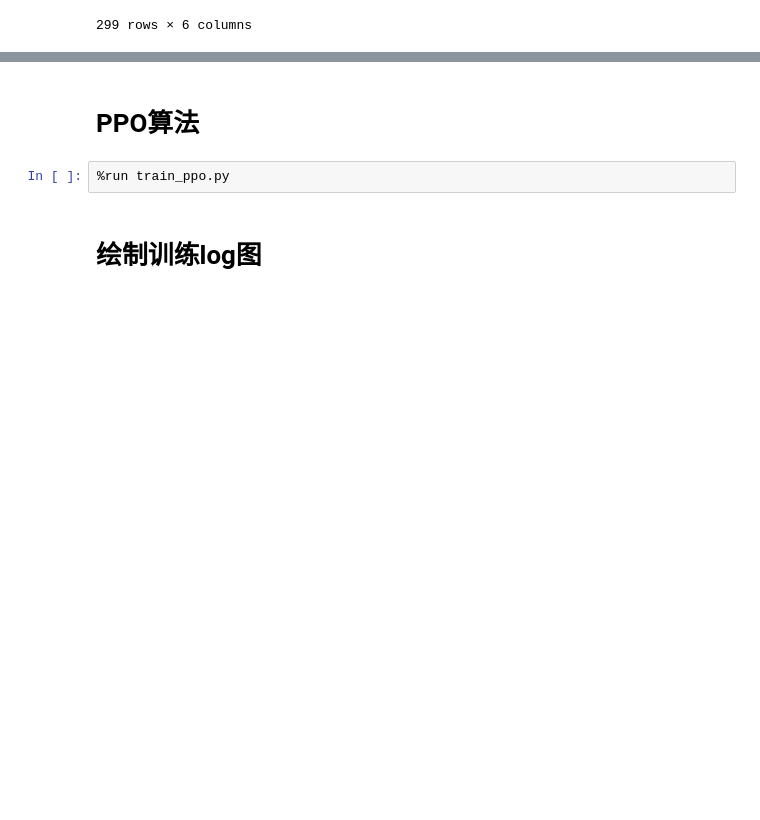
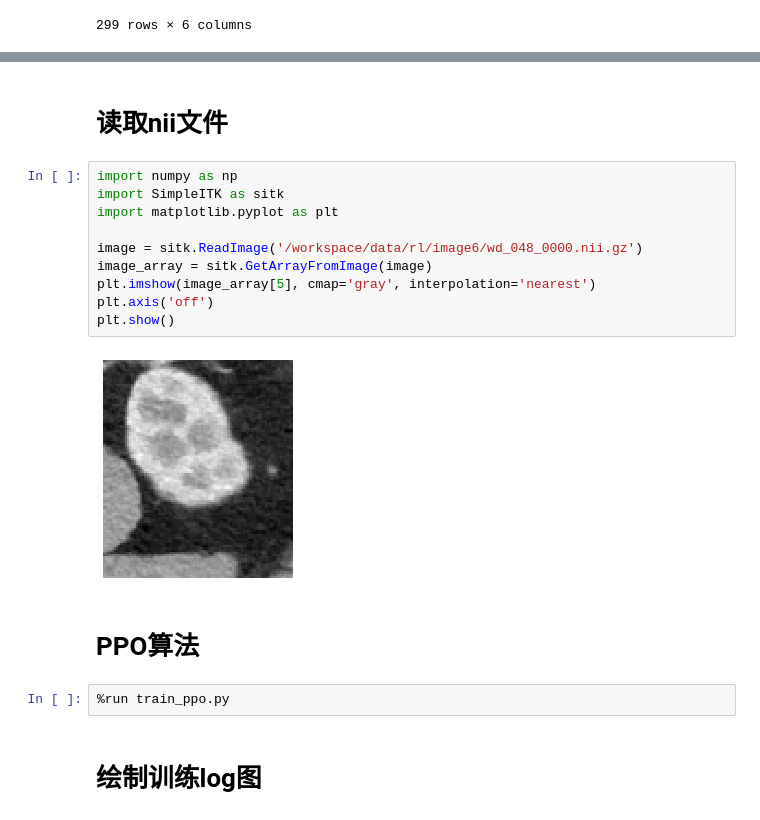
Before and after one commit to yhlujz/rl, a Jupyter notebook: rl.ipynb, the cells around one changed output, grey strips where cells are left out. Cells and saved outputs as stored; diff of their text form; blank space fills up the shorter version.

```diff
--- a/rl.ipynb
+++ b/rl.ipynb
@@ -682,3 +695,17 @@ df
+# %% [markdown]
+# 读取nii文件
+# %%
+import numpy as np
+import SimpleITK as sitk
+import matplotlib.pyplot as plt
+
+image = sitk.ReadImage('/workspace/data/rl/image6/wd_048_0000.nii.gz')
+image_array = sitk.GetArrayFromImage(image)
+plt.imshow(image_array[5], cmap='gray', interpolation='nearest')
+plt.axis('off')
+plt.show()
+# %% [output]
+[figure, added]
 # %% [markdown]
 # PPO算法
 # %%
```
Also changed, not shown: parts of 10 cells of this notebook, 8 other files.
